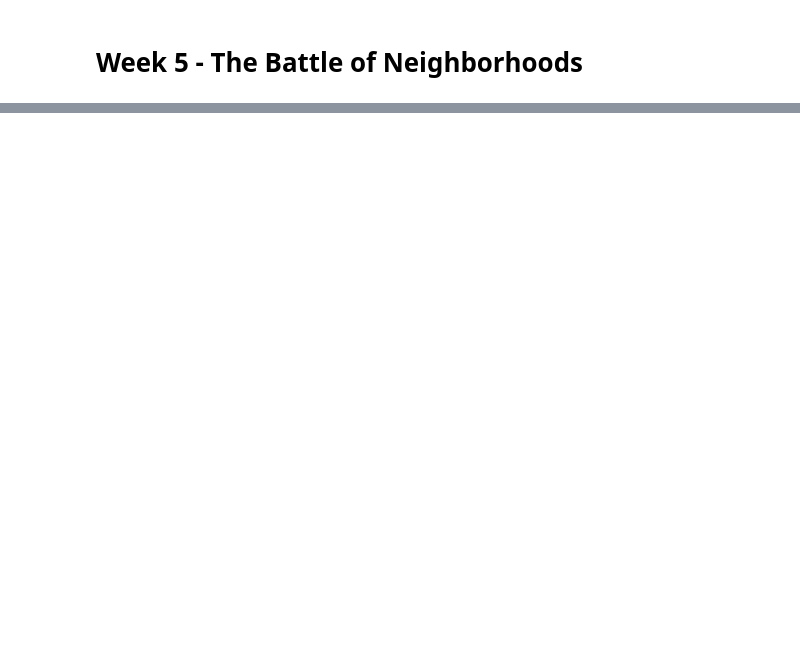
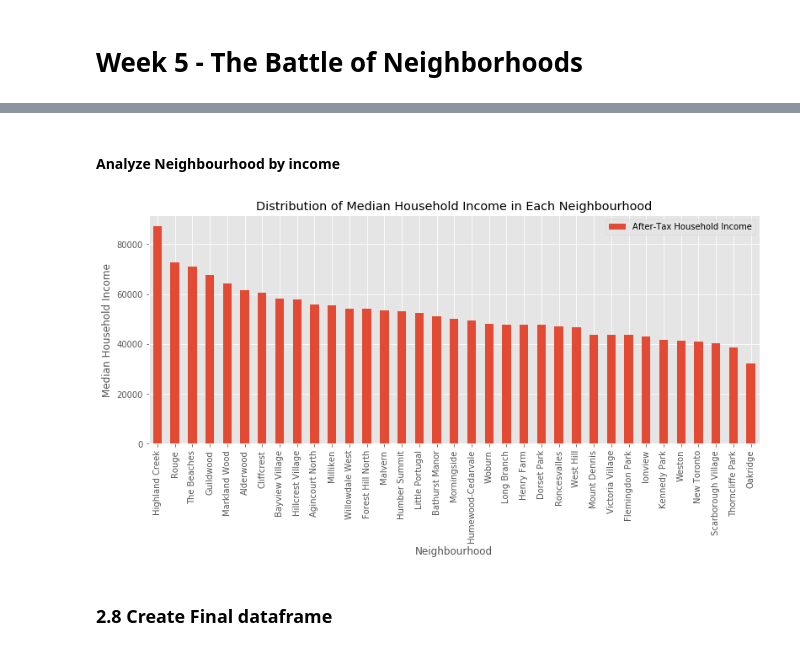
Before and after one commit to Gangula2/Coursera_Capstone, a Jupyter notebook: Coursera_Applied Data Science Capstone.ipynb, the cells around one changed output, grey strips where cells are left out. Cells and saved outputs as stored; diff of their text form; code cells hidden in the pictures; blank space fills up the shorter version.

```diff
--- a/Coursera_Applied Data Science Capstone.ipynb
+++ b/Coursera_Applied Data Science Capstone.ipynb
@@ -53,0 +340,19 @@ The Foursquare API will be used to explore neighborhoods in Toronto, more specif
+# %% [markdown]
+#### Analyze Neighbourhood by income
+# %%
+df_income = df[['Neighbourhood', 'After-Tax Household Income']].set_index('Neighbourhood')
+
+# sort by descending order
+df_income.sort_values(by='After-Tax Household Income', ascending=False, inplace=True)
+
+#plot bar graph
+df_income.plot(kind='bar', figsize=(13,5))
+plt.title('Distribution of Median Household Income in Each Neighbourhood')
+plt.xlabel('Neighbourhood')
+plt.ylabel('Median Household Income')
+
+plt.show()
+# %% [output]
+[figure, added]
+# %% [markdown]
+### 2.8 Create Final dataframe
```
Also changed, not shown: parts of 63 cells of this notebook.
